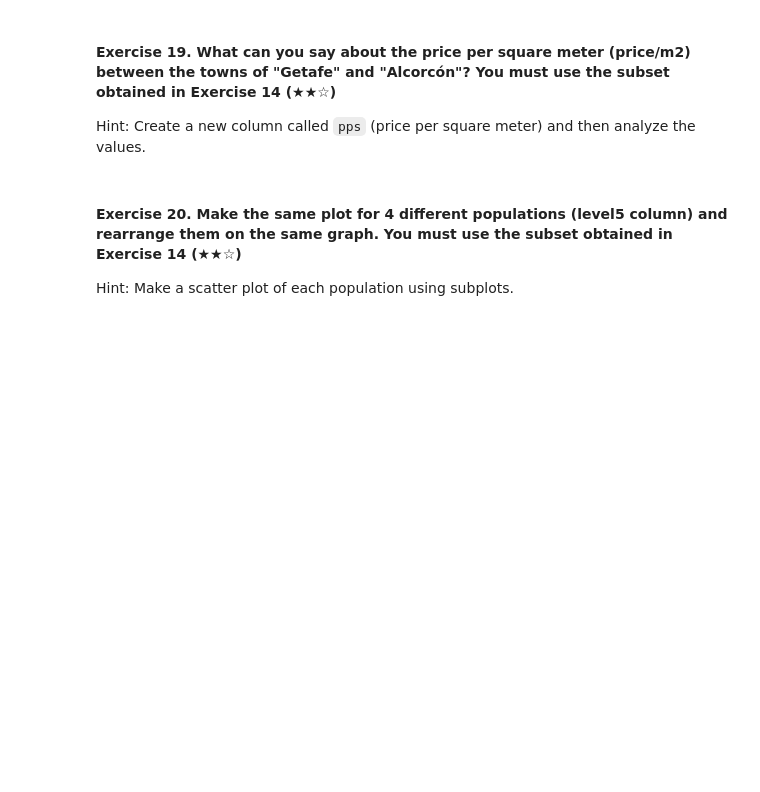
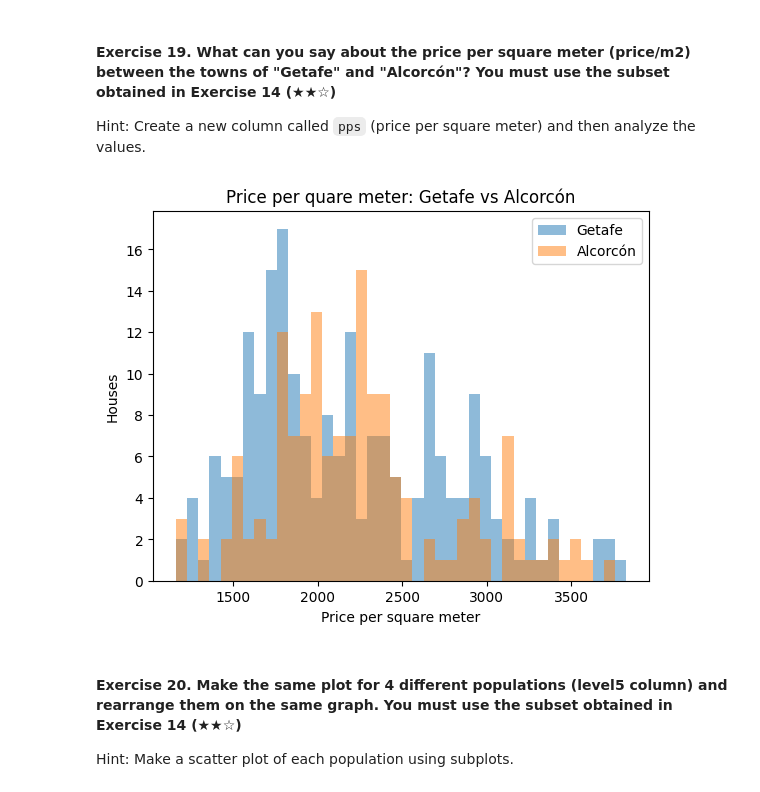
Before and after one commit to 4GeeksAcademy/Madesh-realestate-datacleanup, a Jupyter notebook: project.ipynb, the cells around one changed output. Saved outputs shown, nothing was run; the diff lists cells and outputs as text; code cells hidden in the pictures; blank space fills up the shorter version.

```diff
--- a/project.ipynb
+++ b/project.ipynb
@@ -476,8 +527,27 @@ Hint: You can help yourself by reviewing the *multihist* demo of Matplotlib.
 #### Exercise 19. What can you say about the price per square meter (price/m2) between the towns of "Getafe" and "Alcorcón"? You must use the subset obtained in Exercise 14 (★★☆)
 
 Hint: Create a new column called `pps` (price per square meter) and then analyze the values.
+# %%
+subset_df['pps'] =
 # %%
 # TODO
+subset_df['pps']=subset_df['price'] / subset_df['surface']
+
+bins=np.histogram(np.hstack((
+    subset_df['pps'][subset_df['level5'] == 'Getafe'],
+    subset_df['pps'][subset_df['level5'] == 'Alcorcón']
+)), bins=40)[1]
+
+plt.title('Price per quare meter: Getafe vs Alcorcón')
+plt.hist(subset_df['pps'][subset_df['level5'] == 'Getafe'], bins=bins, label='Getafe', alpha=0.5)
+plt.hist(subset_df['pps'][subset_df['level5'] == 'Alcorcón'], bins=bins, label='Alcorcón', alpha=0.5)
+
+plt.xlabel('Price per square meter')
+plt.ylabel('Houses')
+plt.legend(loc='upper right')
+plt.show()
+# %% [output]
+[figure, added]
 # %% [markdown]
 #### Exercise 20. Make the same plot for 4 different populations (level5 column) and rearrange them on the same graph. You must use the subset obtained in Exercise 14 (★★☆)
 
```
Also changed, not shown: parts of 14 cells of this notebook.
